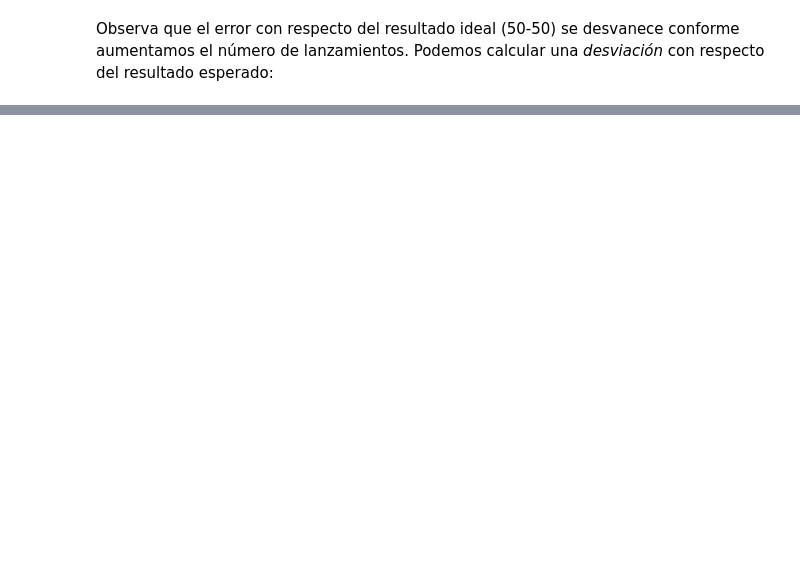
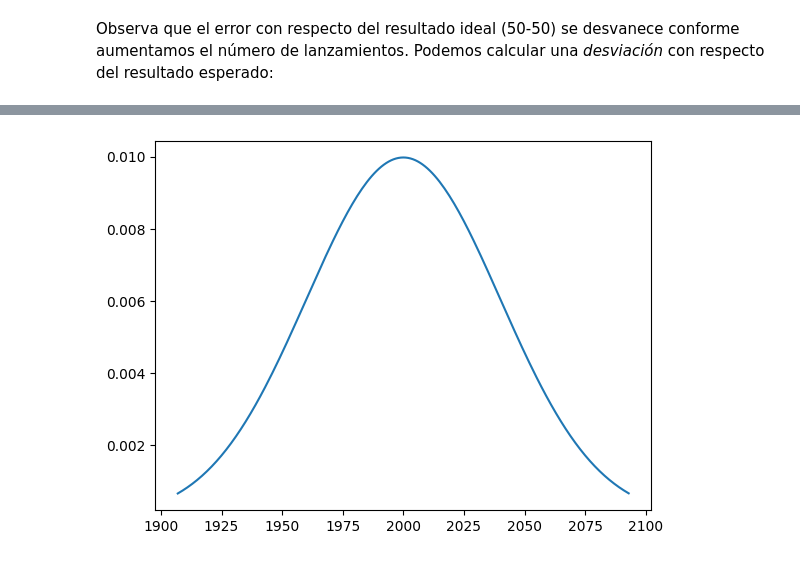
Before and after one commit to jugernaut/Induccion_MeIA, a Jupyter notebook: 2_MatematicasIA/06_Estadistica_prob.ipynb, the cells around one changed output, grey strips where cells are left out. Saved outputs shown, nothing was run; the diff lists cells and outputs as text; code cells hidden in the pictures; blank space fills up the shorter version.

```diff
--- a/2_MatematicasIA/06_Estadistica_prob.ipynb
+++ b/2_MatematicasIA/06_Estadistica_prob.ipynb
@@ -125,0 +334,12 @@ El proceso de determinar resultados, esto es, llegar a ciertas conclusiones a tr
+# %%
+media = 2000
+sigma = 40
+
+X = scipy.stats.norm(loc = media, scale = sigma)          # Distribución normal
+x = np.arange(X.ppf(0.01),X.ppf(0.99)) # del 1 al 99 %
+y = X.pdf(x) # Construcción de la función de densidad de probabilidad
+
+plt.plot(x, y)
+plt.show()
+# %% [output]
+[figure, added]
```
Also changed, not shown: parts of 79 cells of this notebook, 4 other files.
